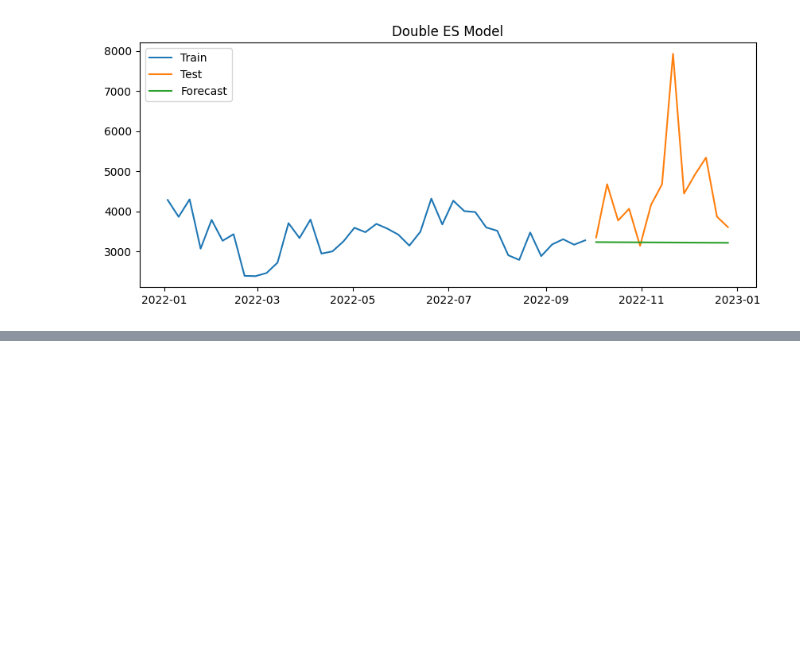
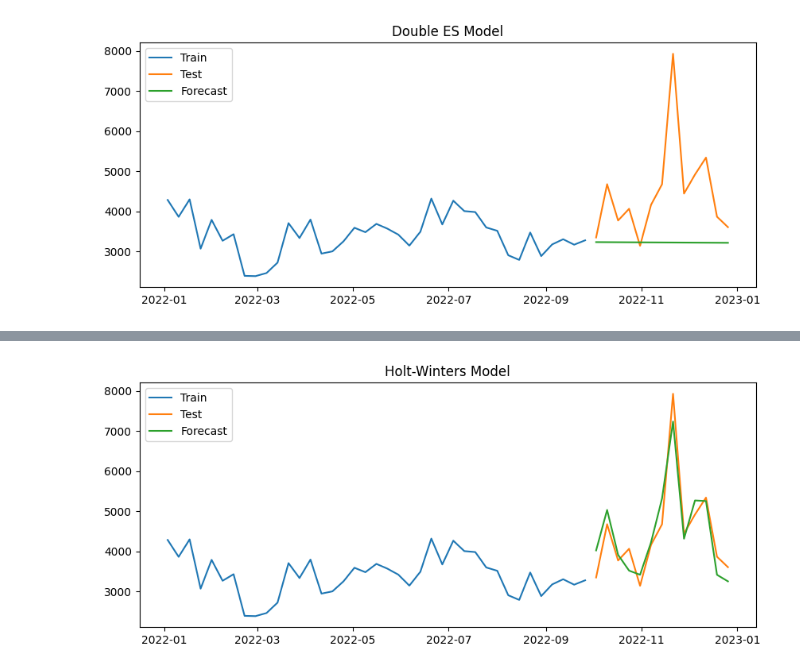
Before and after one commit to rizaho/ml_for_financial_analysis, a Jupyter notebook: 201_2_Holt_Winters_Exponential_Smoothing.ipynb, the cells around one changed output, grey strips where cells are left out. Saved outputs shown, nothing was run; the diff lists cells and outputs as text; code cells hidden in the pictures; blank space fills up the shorter version.

```diff
--- a/201_2_Holt_Winters_Exponential_Smoothing.ipynb
+++ b/201_2_Holt_Winters_Exponential_Smoothing.ipynb
@@ -193,10 +193,10 @@ DatetimeIndex(['2018-01-01', '2018-01-08', '2018-01-15', '2018-01-22',
 # NOTE: for Exponantial smooting we can only use the target variable
 periods = 13 # weeks
 
-train = df[:-periods].y
-test = df[-periods:].y
+#train = df[:-periods].y
+#test = df[-periods:].y
 # or we can use below
-# train, test = df.iloc[:-periods, 0], df.iloc[-periods:, 0]
+train, test = df.iloc[:-periods, 0], df.iloc[-periods:, 0]
 # %% [markdown]
 # Exponential Smoothing
 # %% [markdown]
@@ -288,0 +298,10 @@ plt.show()
+# %%
+# Build the Holt-Winter Modeling
+model_holt = ExponentialSmoothing(
+    endog = train,
+    trend="add",
+    seasonal="mul",
+    seasonal_periods=52 # 52 weeks
+    ).fit()
+
+print(model_holt.summary())
@@ -288,0 +326,4 @@ plt.show()
+# %%
+# Forecast with Holt-Winters
+holt_pred = model_holt.forecast(periods)
+holt_pred
@@ -288,0 +346,15 @@ plt.show()
+# %%
+# plot train, test and forecast
+plt.figure(figsize = (10, 4))
+
+# plot data
+plt.plot(train.loc['2022'], label = "Train")
+plt.plot(test, label = "Test")
+plt.plot(holt_pred, label = "Forecast")
+
+# Add title and legend
+plt.title("Holt-Winters Model")
+plt.legend()
+plt.show()
+# %% [output]
+[figure, added]
```
Also changed, not shown: parts of 5 cells of this notebook.
